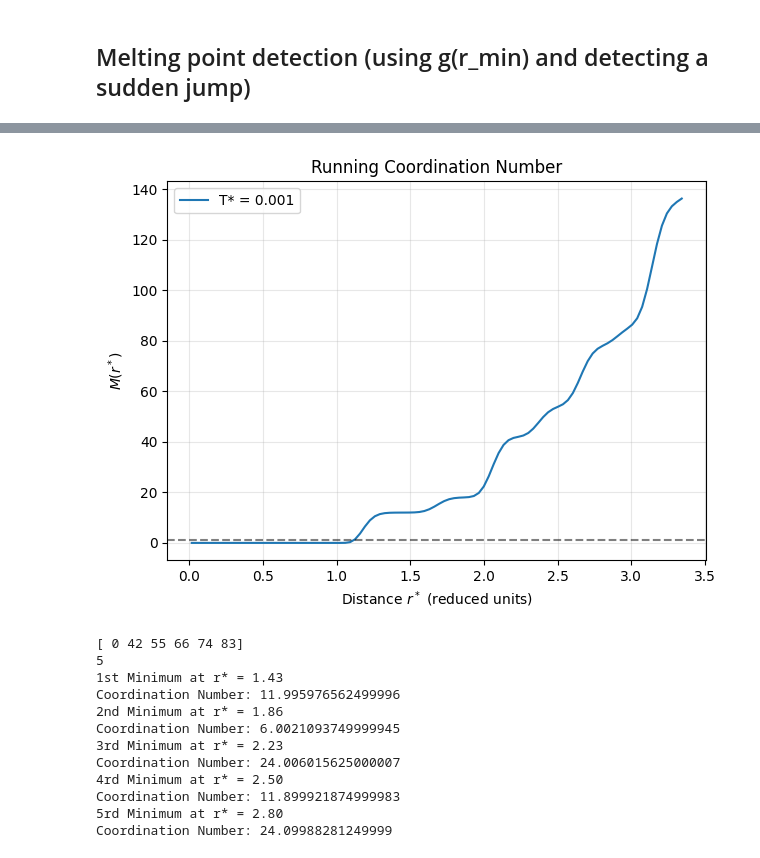
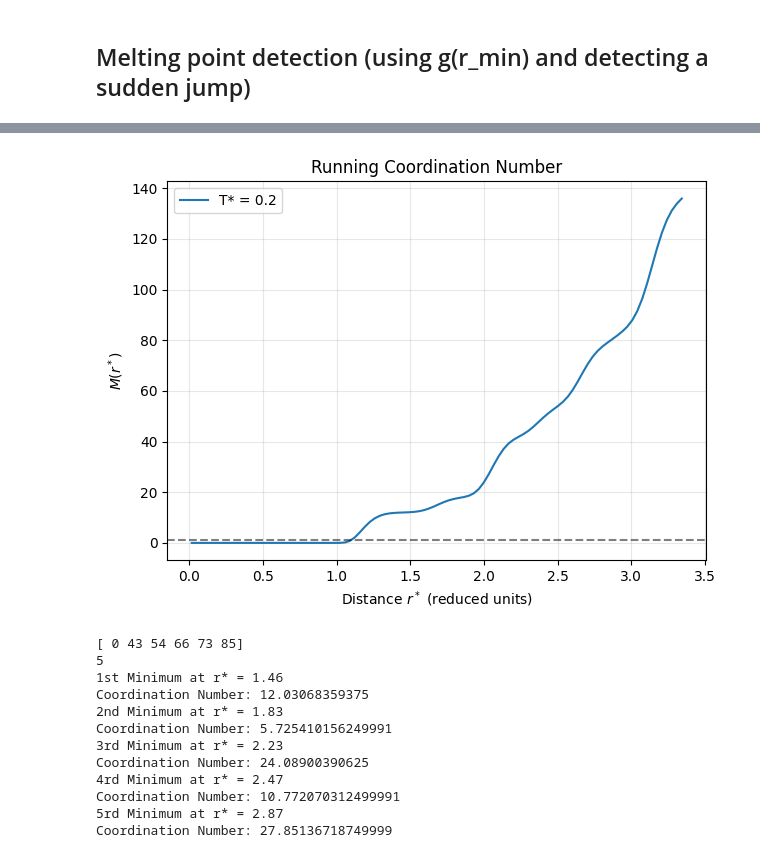
Before and after one commit to Tanish-Verma/md_Engine, a Jupyter notebook: applications.ipynb, the cells around one changed output, grey strips where cells are left out. Cells and saved outputs as stored; diff of their text form; code cells hidden in the pictures.

```diff
--- a/applications.ipynb
+++ b/applications.ipynb
@@ -350,9 +344,9 @@ neighbour_list   = update_neighbor_list(pos, L, r_skin_sq)
 pe, force        = calculate_forces_optimized(pos, neighbour_list, L, r_cutoff_sq)
 pos_ref          = pos.copy()
 rebuild_threshold_sq = 0.25 * (r_skin - r_cutoff) ** 2
-temperatures = [0.1]
-equilibration_steps = 1000
-production_steps = 1000
+temperatures = [0.2]
+equilibration_steps = 2000
+production_steps = 2000
 dt = 0.005
 r_max = L / 2.0  # Max distance is half the box length
 dr = r_max / 100.0  # 100 bins
@@ -461,44 +466,45 @@ for j in range(n):
             break
 
 # 3. Integrate up to that index
 integrand = 4 * np.pi * rho_star * (r_centers**2) * g_r_avg
 coordination_number = np.array([np.trapezoid(integrand[0 : i + 1], r_centers[0 : i + 1]) for i in range(len(r_centers))])
 # print(coordination_number)
-plt.plot(r_centers, coordination_number, label=f'T* = 0.001')
+plt.plot(r_centers, coordination_number, label=f'T* = {temperatures[0]}')
 # Finalize the plot
 plt.title('Running Coordination Number')
 plt.xlabel('Distance $r^*$ (reduced units)')
 plt.ylabel('$M(r^*)$')
 plt.axhline(1.0, color='black', linestyle='--', alpha=0.5) # Asymptote reference line
 plt.legend()
 plt.grid(True, alpha=0.3)
 plt.tight_layout()
+plt.savefig("CoordNumber.pdf", dpi=300)
 plt.show()
 min_indx_list = np.insert(min_indx_list, 0, 0)
 print(min_indx_list)
 print(n)
 coord_numbers = np.array([coordination_number[min_indx_list[i+1]] - coordination_number[min_indx_list[i]] for i in range(n)])
 first_coordination_number = coordination_number[first_min_idx] - coordination_number[0]
 second_coordination_number = coordination_number[second_min_idx] - coordination_number[first_min_idx]
 st = "th"
 for i in range(n):
     ist = i+1
     if(ist%10 == 1): st = "st"
     elif(ist%10 == 2): st = "nd"
     elif(ist%10 == 3): st = "rd"
     print(f"{ist}{st} Minimum at r* = {r_centers[min_indx_list[i+1]]:.2f}")
     print(f"Coordination Number: {coord_numbers[i]}")
 # %% [output]
-[figure, old version]
+[figure, new version]
-[ 0 42 55 66 74 83]
+[ 0 43 54 66 73 85]
 5
-1st Minimum at r* = 1.43
-Coordination Number: 11.995976562499996
-2nd Minimum at r* = 1.86
-Coordination Number: 6.0021093749999945
+1st Minimum at r* = 1.46
+Coordination Number: 12.03068359375
+2nd Minimum at r* = 1.83
+Coordination Number: 5.725410156249991
 3rd Minimum at r* = 2.23
-Coordination Number: 24.006015625000007
-4rd Minimum at r* = 2.50
-Coordination Number: 11.899921874999983
-5rd Minimum at r* = 2.80
-Coordination Number: 24.09988281249999
+Coordination Number: 24.08900390625
+4rd Minimum at r* = 2.47
+Coordination Number: 10.772070312499991
+5rd Minimum at r* = 2.87
+Coordination Number: 27.85136718749999
```
Also changed, not shown: parts of 3 cells of this notebook, 1 other file.
